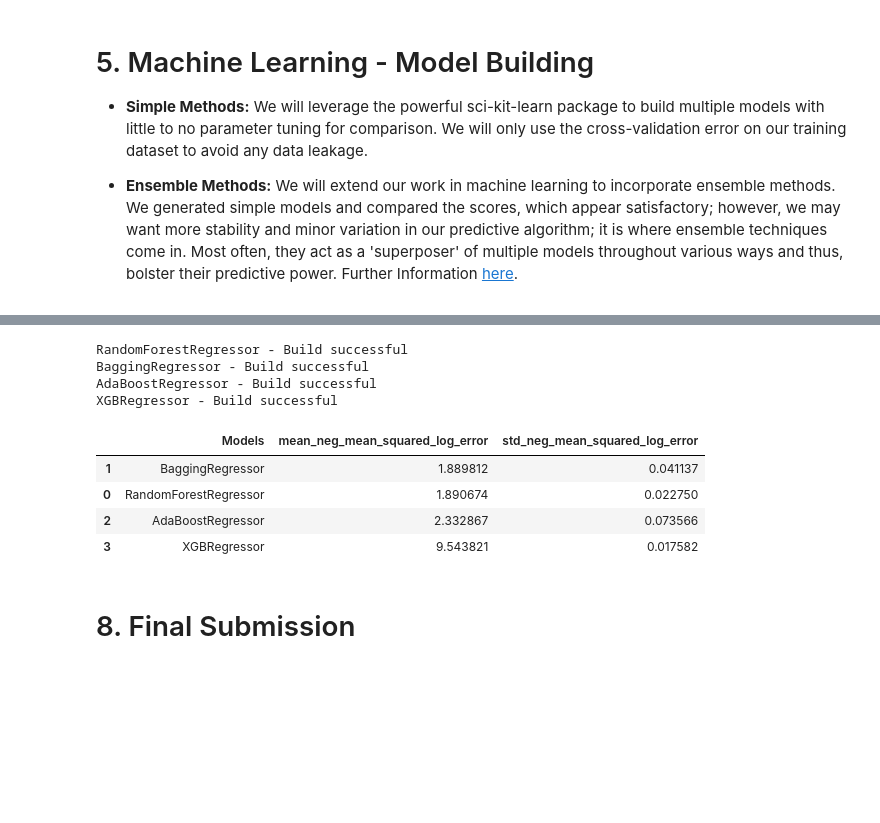
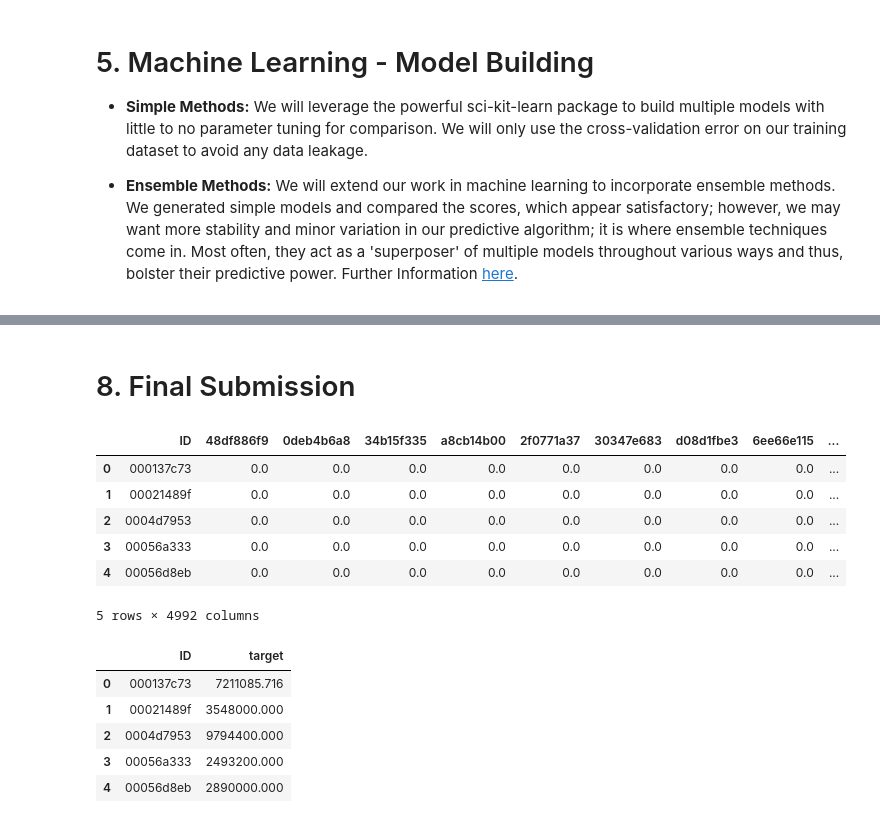
Before and after one commit to aorsot1/data_science_kaggle_datasets, a Jupyter notebook: Competitions/Python/transaction-value-prediction.ipynb, the cells around one changed output, grey strips where cells are left out. Drawn from its saved outputs; the diff is of its cells as text; code cells hidden in the pictures; blank space fills up the shorter version.

```diff
--- a/Competitions/Python/transaction-value-prediction.ipynb
+++ b/Competitions/Python/transaction-value-prediction.ipynb
@@ -238,36 +237,33 @@ DecisionTreeRegressor - Build successful
-# %%
-# # List of ML ensemble models
-models_ensemble = [esmb.RandomForestRegressor(), esmb.BaggingRegressor(),
-                   esmb.AdaBoostRegressor(),
-                   XGBRegressor(objective='reg:squaredlogerror',
-                                 eval_metric='rmsle')]
-
-# Model Comparison
-model_comparison(df, models_ensemble)
-# %% [output]
-RandomForestRegressor - Build successful
-BaggingRegressor - Build successful
-AdaBoostRegressor - Build successful
-XGBRegressor - Build successful
-|  | Models | mean_neg_mean_squared_log_error | std_neg_mean_squared_log_error |
-| 1 | BaggingRegressor | 1.889812 | 0.041137 |
-| 0 | RandomForestRegressor | 1.890674 | 0.022750 |
-| 2 | AdaBoostRegressor | 2.332867 | 0.073566 |
-| 3 | XGBRegressor | 9.543821 | 0.017582 |
 # %% [markdown]
 # 8. Final Submission
 # %%
 # Loading the dataset
-test_df = pd.read_csv("/kaggle/input/santander-value-prediction-challenge/test.csv")
-ids = test_df['ID']
-test_df.drop(['ID'], axis=1, inplace=True)
+test_df = pd.read_csv(r"C:\Users\Graduate\Desktop\ds_proj_data\santander_value\test.csv")
+test_df.head()
+# %% [output]
+|  | ID | 48df886f9 | 0deb4b6a8 | 34b15f335 | a8cb14b00 | 2f0771a37 | 30347e683 | d08d1fbe3 | 6ee66e115 | ... |
+| 0 | 000137c73 | 0.0 | 0.0 | 0.0 | 0.0 | 0.0 | 0.0 | 0.0 | 0.0 | ... |
+| 1 | 00021489f | 0.0 | 0.0 | 0.0 | 0.0 | 0.0 | 0.0 | 0.0 | 0.0 | ... |
+| 2 | 0004d7953 | 0.0 | 0.0 | 0.0 | 0.0 | 0.0 | 0.0 | 0.0 | 0.0 | ... |
+| 3 | 00056a333 | 0.0 | 0.0 | 0.0 | 0.0 | 0.0 | 0.0 | 0.0 | 0.0 | ... |
+| 4 | 00056d8eb | 0.0 | 0.0 | 0.0 | 0.0 | 0.0 | 0.0 | 0.0 | 0.0 | ... |
+5 rows × 4992 columns
 # %%
-# Defining our orignal model
-final_model = MLPRegressor(hidden_layer_sizes= (5,5,5,5),
-                           max_iter=500, alpha=0.05, solver='sgd',
-                           learning_rate='adaptive', activation='tanh')
-final_model.fit(X, y)
-pred = final_model.predict(test_df)
-nonneg_pred = np.clip(pred, df['target'].min(), df['target'].max())
-sub = pd.DataFrame({'ID': ids, 'target': nonneg_pred})
-sub.to_csv('submission.csv', index=False)
+model = KNeighborsRegressor()
+model.fit(X_train, y_train)
+
+# X_test = test_df.drop(columns=['ID'], axis=1)
+X_test = dimensionality_reduction(test_df, cols=['ID'], n=50)
+
+submission_df = pd.DataFrame.from_dict({'ID':test_df['ID'],
+                                       'target': model.predict(X_test)},
+                                        orient='columns')
+submission_df.head()
+#submission_df.to_csv('submission.csv', index=False)
+# %% [output]
+|  | ID | target |
+| 0 | 000137c73 | 7211085.716 |
+| 1 | 00021489f | 3548000.000 |
+| 2 | 0004d7953 | 9794400.000 |
+| 3 | 00056a333 | 2493200.000 |
+| 4 | 00056d8eb | 2890000.000 |
```
Also changed, not shown: parts of 9 cells of this notebook.
